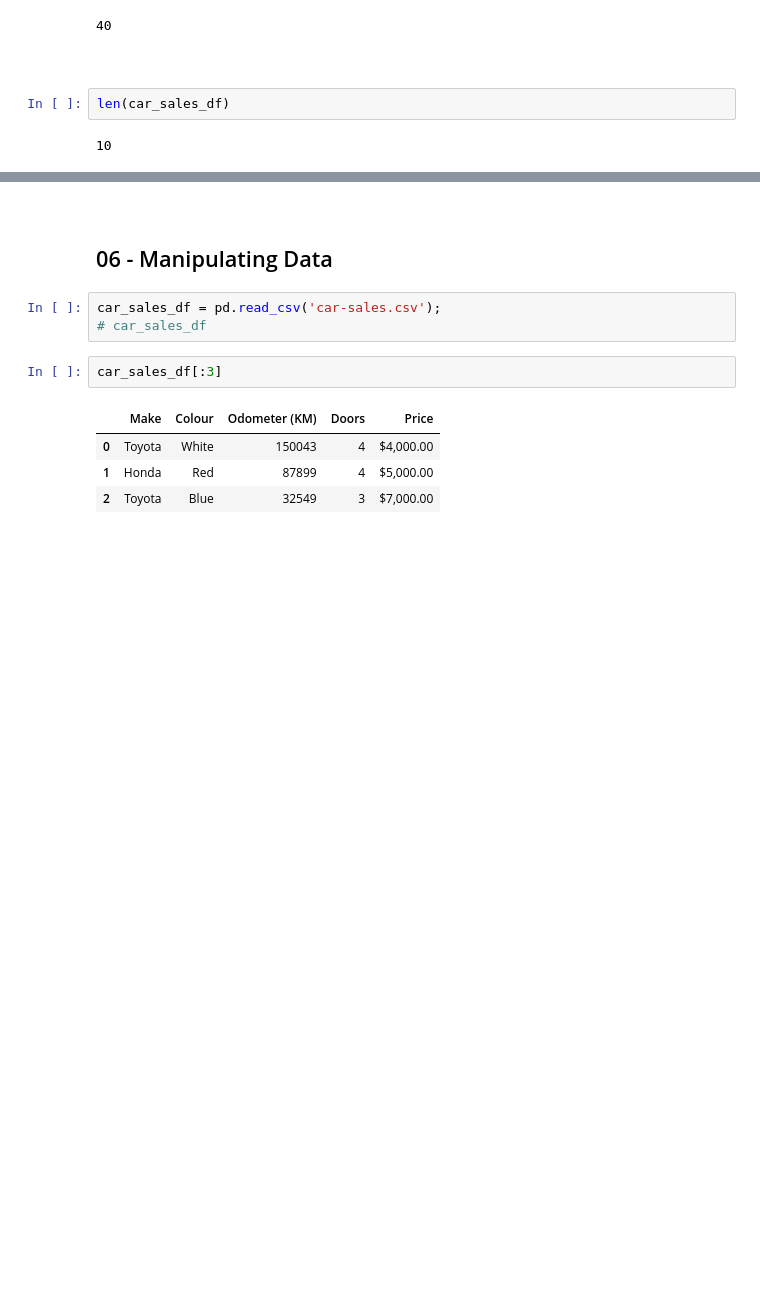
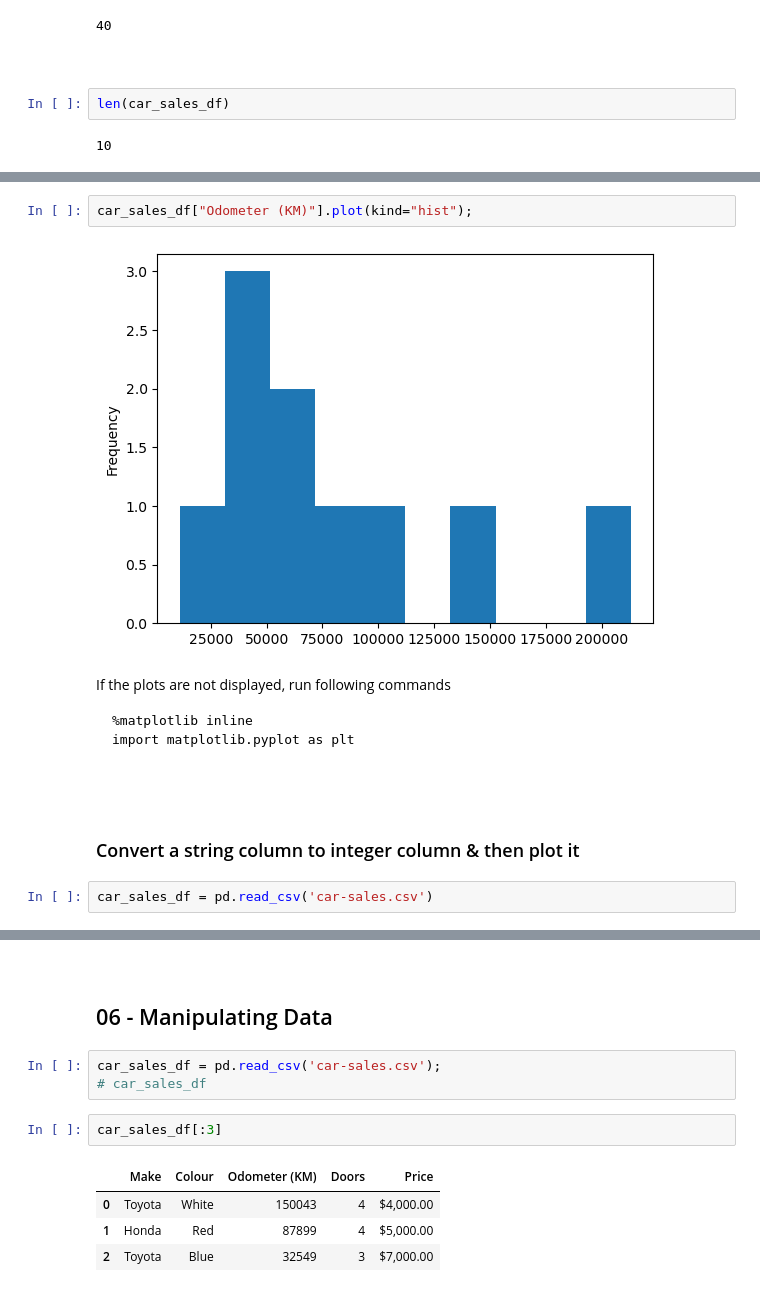
Before and after one commit to mythz-library/LRN-Data-Science, a Jupyter notebook: 01-pandas.ipynb, the cells around one changed output, grey strips where cells are left out. Cells and saved outputs as stored; diff of their text form; blank space fills up the shorter version.

````diff
--- a/01-pandas.ipynb
+++ b/01-pandas.ipynb
@@ -195,0 +442,16 @@ len(car_sales_df)
+# %%
+car_sales_df["Odometer (KM)"].plot(kind="hist");
+# %% [output]
+[figure, added]
+# %% [markdown]
+If the plots are not displayed, run following commands
+```
+%matplotlib inline
+import matplotlib.pyplot as plt
+```
+# %% [markdown]
+<br/>
+# %% [markdown]
+### Convert a string column to integer column & then plot it
+# %%
+car_sales_df = pd.read_csv('car-sales.csv')
````
Also changed, not shown: parts of 68 cells of this notebook.
